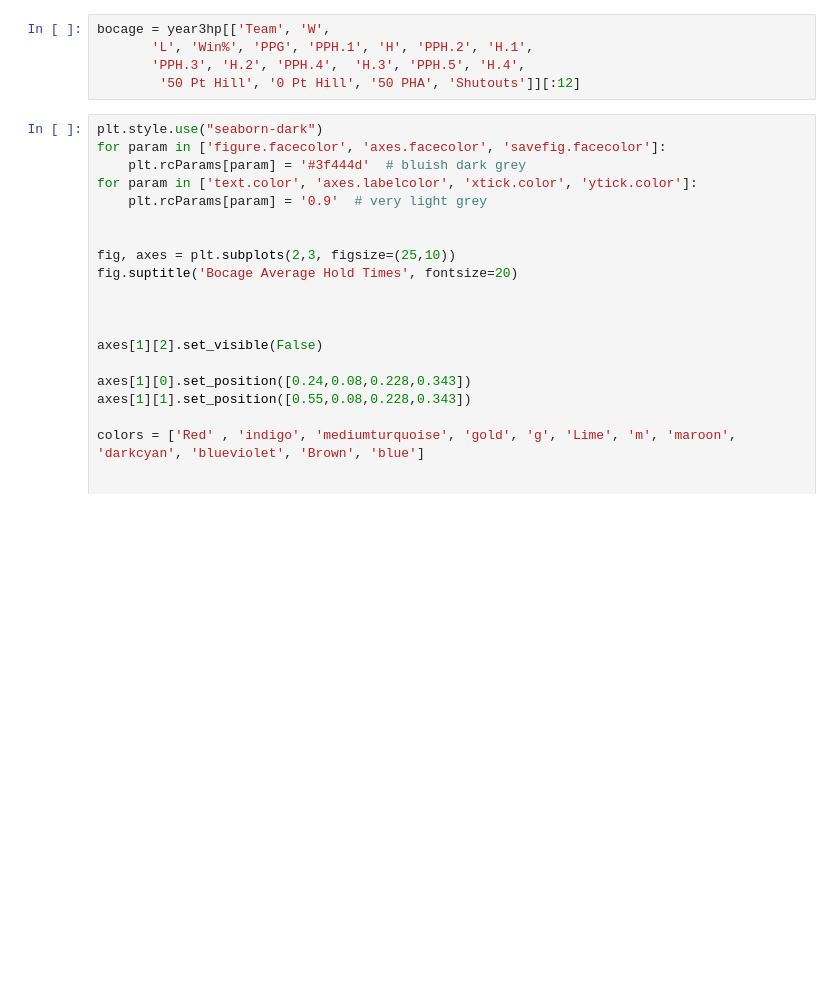
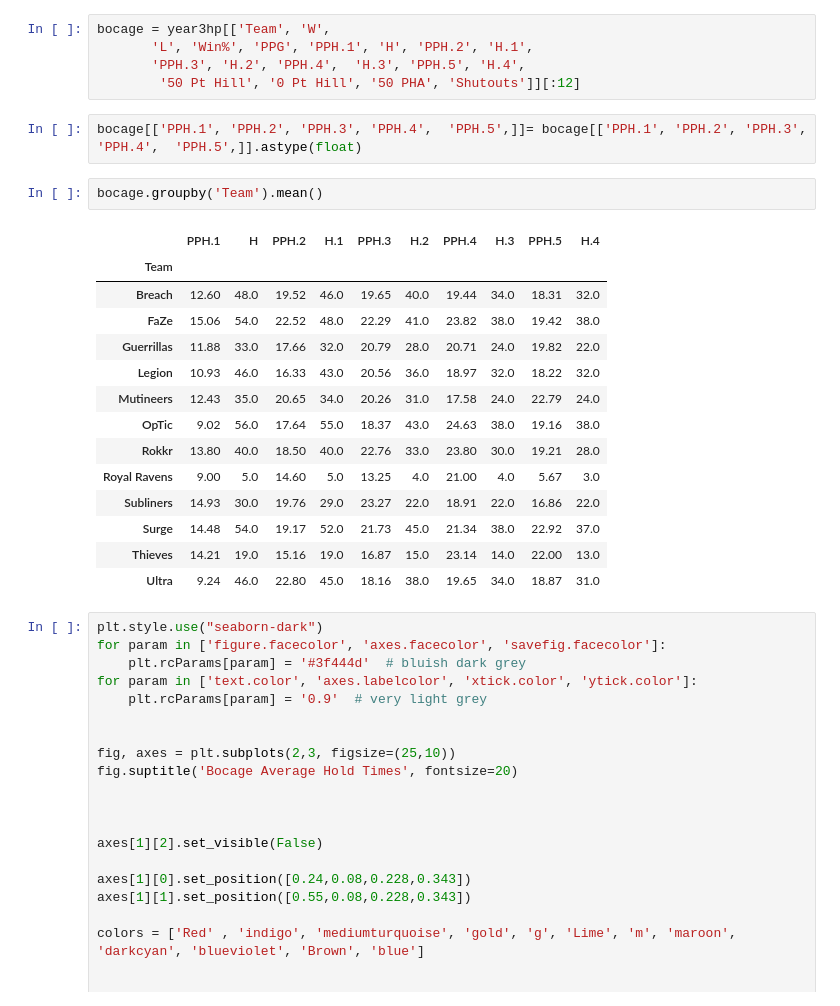
Before and after one commit to SpencerReno/CDL_Analytics, a Jupyter notebook: Main.ipynb, the cells around one changed output. Cells and saved outputs as stored; diff of their text form; blank space fills up the shorter version.

```diff
--- a/Main.ipynb
+++ b/Main.ipynb
@@ -71,6 +71,25 @@ bocage = year3hp[['Team', 'W',
        'L', 'Win%', 'PPG', 'PPH.1', 'H', 'PPH.2', 'H.1',
        'PPH.3', 'H.2', 'PPH.4',  'H.3', 'PPH.5', 'H.4',
         '50 Pt Hill', '0 Pt Hill', '50 PHA', 'Shutouts']][:12]
+# %%
+bocage[['PPH.1', 'PPH.2', 'PPH.3', 'PPH.4',  'PPH.5',]]= bocage[['PPH.1', 'PPH.2', 'PPH.3', 'PPH.4',  'PPH.5',]].astype(float)
+# %%
+bocage.groupby('Team').mean()
+# %% [output]
+|  | PPH.1 | H | PPH.2 | H.1 | PPH.3 | H.2 | PPH.4 | H.3 | PPH.5 | H.4 |
+| Team |  |  |  |  |  |  |  |  |  |  |
+| Breach | 12.60 | 48.0 | 19.52 | 46.0 | 19.65 | 40.0 | 19.44 | 34.0 | 18.31 | 32.0 |
+| FaZe | 15.06 | 54.0 | 22.52 | 48.0 | 22.29 | 41.0 | 23.82 | 38.0 | 19.42 | 38.0 |
+| Guerrillas | 11.88 | 33.0 | 17.66 | 32.0 | 20.79 | 28.0 | 20.71 | 24.0 | 19.82 | 22.0 |
+| Legion | 10.93 | 46.0 | 16.33 | 43.0 | 20.56 | 36.0 | 18.97 | 32.0 | 18.22 | 32.0 |
+| Mutineers | 12.43 | 35.0 | 20.65 | 34.0 | 20.26 | 31.0 | 17.58 | 24.0 | 22.79 | 24.0 |
+| OpTic | 9.02 | 56.0 | 17.64 | 55.0 | 18.37 | 43.0 | 24.63 | 38.0 | 19.16 | 38.0 |
+| Rokkr | 13.80 | 40.0 | 18.50 | 40.0 | 22.76 | 33.0 | 23.80 | 30.0 | 19.21 | 28.0 |
+| Royal Ravens | 9.00 | 5.0 | 14.60 | 5.0 | 13.25 | 4.0 | 21.00 | 4.0 | 5.67 | 3.0 |
+| Subliners | 14.93 | 30.0 | 19.76 | 29.0 | 23.27 | 22.0 | 18.91 | 22.0 | 16.86 | 22.0 |
+| Surge | 14.48 | 54.0 | 19.17 | 52.0 | 21.73 | 45.0 | 21.34 | 38.0 | 22.92 | 37.0 |
+| Thieves | 14.21 | 19.0 | 15.16 | 19.0 | 16.87 | 15.0 | 23.14 | 14.0 | 22.00 | 13.0 |
+| Ultra | 9.24 | 46.0 | 22.80 | 45.0 | 18.16 | 38.0 | 19.65 | 34.0 | 18.87 | 31.0 |
 # %%
 plt.style.use("seaborn-dark")
 for param in ['figure.facecolor', 'axes.facecolor', 'savefig.facecolor']:
```
